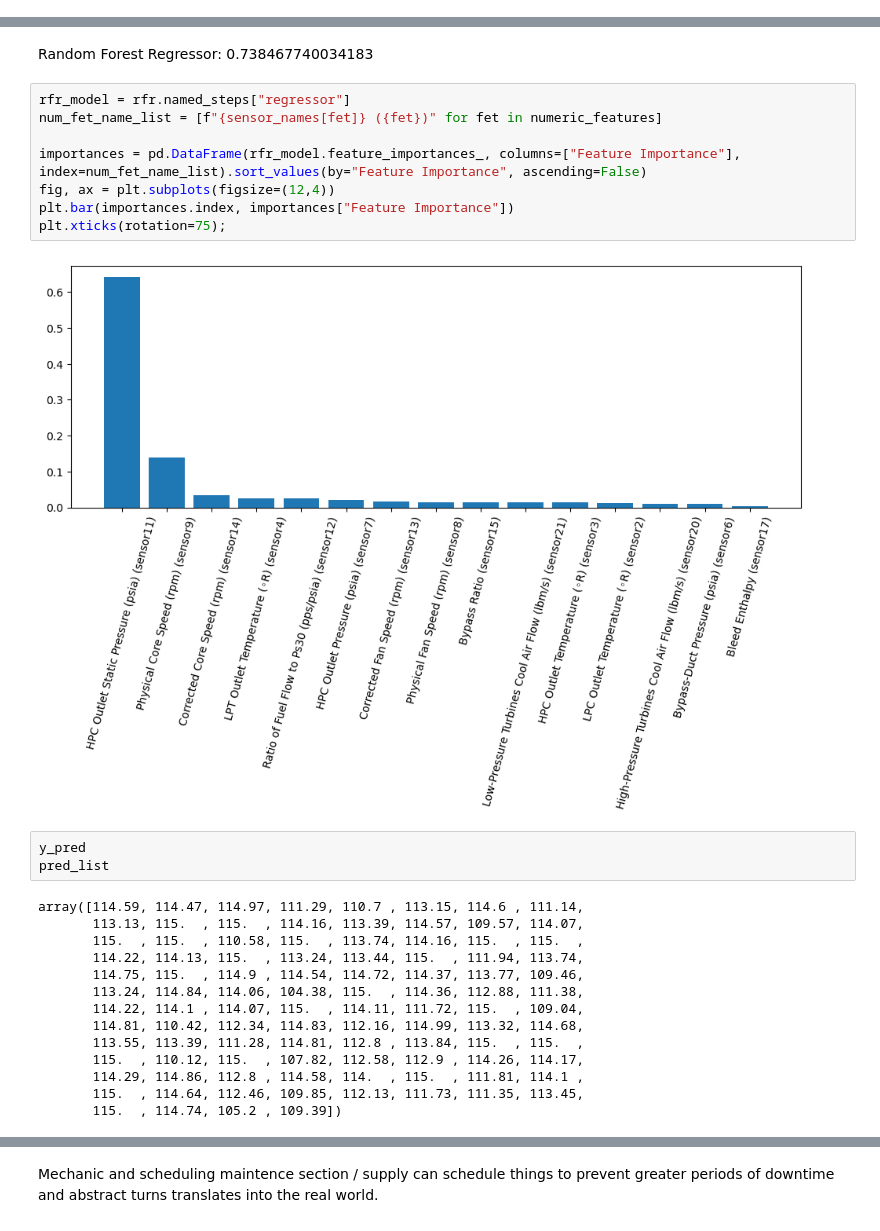
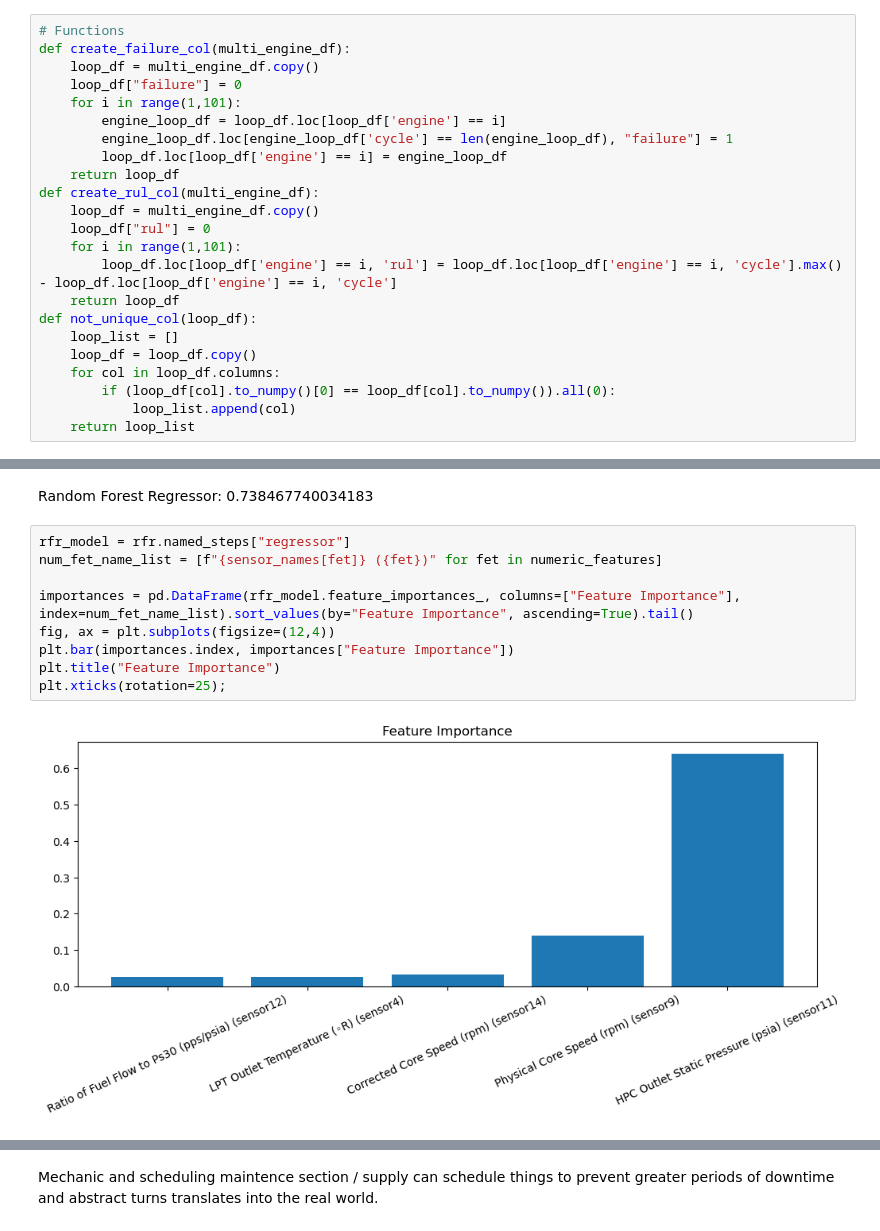
Before and after one commit to bicoscryin/predictive-maintenance, a Jupyter notebook: data-testing_engine.ipynb, the cells around one changed output, grey strips where cells are left out. Saved outputs shown, nothing was run; the diff lists cells and outputs as text.

```diff
--- a/data-testing_engine.ipynb
+++ b/data-testing_engine.ipynb
@@ -7,0 +43,23 @@ from functions import *
+# %%
+# Functions
+def create_failure_col(multi_engine_df):
+    loop_df = multi_engine_df.copy()
+    loop_df["failure"] = 0
+    for i in range(1,101):
+        engine_loop_df = loop_df.loc[loop_df['engine'] == i]
+        engine_loop_df.loc[engine_loop_df['cycle'] == len(engine_loop_df), "failure"] = 1
+        loop_df.loc[loop_df['engine'] == i] = engine_loop_df
+    return loop_df
+def create_rul_col(multi_engine_df):
+    loop_df = multi_engine_df.copy()
+    loop_df["rul"] = 0
+    for i in range(1,101):
+        loop_df.loc[loop_df['engine'] == i, 'rul'] = loop_df.loc[loop_df['engine'] == i, 'cycle'].max() - loop_df.loc[loop_df['engine'] == i, 'cycle']
+    return loop_df
+def not_unique_col(loop_df):
+    loop_list = []
+    loop_df = loop_df.copy()
+    for col in loop_df.columns:
+        if (loop_df[col].to_numpy()[0] == loop_df[col].to_numpy()).all(0):
+            loop_list.append(col)
+    return loop_list
@@ -238,30 +426,14 @@ Random Forest Regressor: 0.738467740034183
 # %%
 rfr_model = rfr.named_steps["regressor"]
 num_fet_name_list = [f"{sensor_names[fet]} ({fet})" for fet in numeric_features]
 
-importances = pd.DataFrame(rfr_model.feature_importances_, columns=["Feature Importance"], index=num_fet_name_list).sort_values(by="Feature Importance", ascending=False)
+importances = pd.DataFrame(rfr_model.feature_importances_, columns=["Feature Importance"], index=num_fet_name_list).sort_values(by="Feature Importance", ascending=True).tail()
 fig, ax = plt.subplots(figsize=(12,4))
 plt.bar(importances.index, importances["Feature Importance"])
-plt.xticks(rotation=75);
+plt.title("Feature Importance")
+plt.xticks(rotation=25);
 # %% [output]
-[figure, old version]
+[figure, new version]
-# %%
-y_pred
-pred_list
-# %% [output]
-array([114.59, 114.47, 114.97, 111.29, 110.7 , 113.15, 114.6 , 111.14,
-       113.13, 115.  , 115.  , 114.16, 113.39, 114.57, 109.57, 114.07,
-       115.  , 115.  , 110.58, 115.  , 113.74, 114.16, 115.  , 115.  ,
-       114.22, 114.13, 115.  , 113.24, 113.44, 115.  , 111.94, 113.74,
-       114.75, 115.  , 114.9 , 114.54, 114.72, 114.37, 113.77, 109.46,
-       113.24, 114.84, 114.06, 104.38, 115.  , 114.36, 112.88, 111.38,
-       114.22, 114.1 , 114.07, 115.  , 114.11, 111.72, 115.  , 109.04,
-       114.81, 110.42, 112.34, 114.83, 112.16, 114.99, 113.32, 114.68,
-       113.55, 113.39, 111.28, 114.81, 112.8 , 113.84, 115.  , 115.  ,
-       115.  , 110.12, 115.  , 107.82, 112.58, 112.9 , 114.26, 114.17,
-       114.29, 114.86, 112.8 , 114.58, 114.  , 115.  , 111.81, 114.1 ,
-       115.  , 114.64, 112.46, 109.85, 112.13, 111.73, 111.35, 113.45,
-       115.  , 114.74, 105.2 , 109.39])
 # %%
 # score based off only sensor data from the first cycle
 avg_dif_pred = []
```
Also changed, not shown: parts of 9 cells of this notebook.
